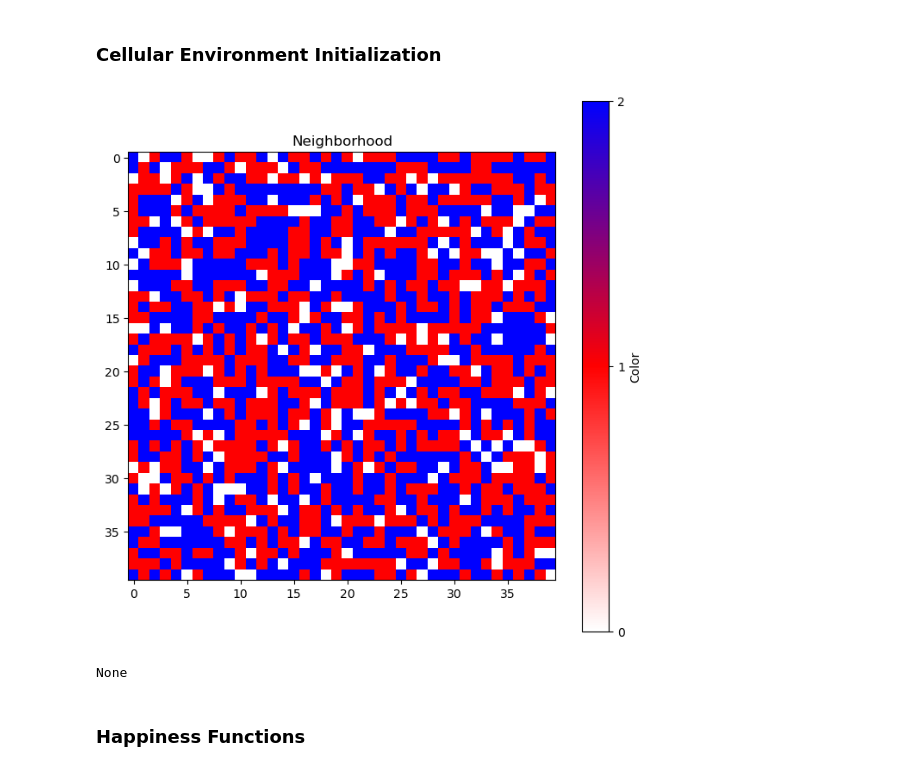
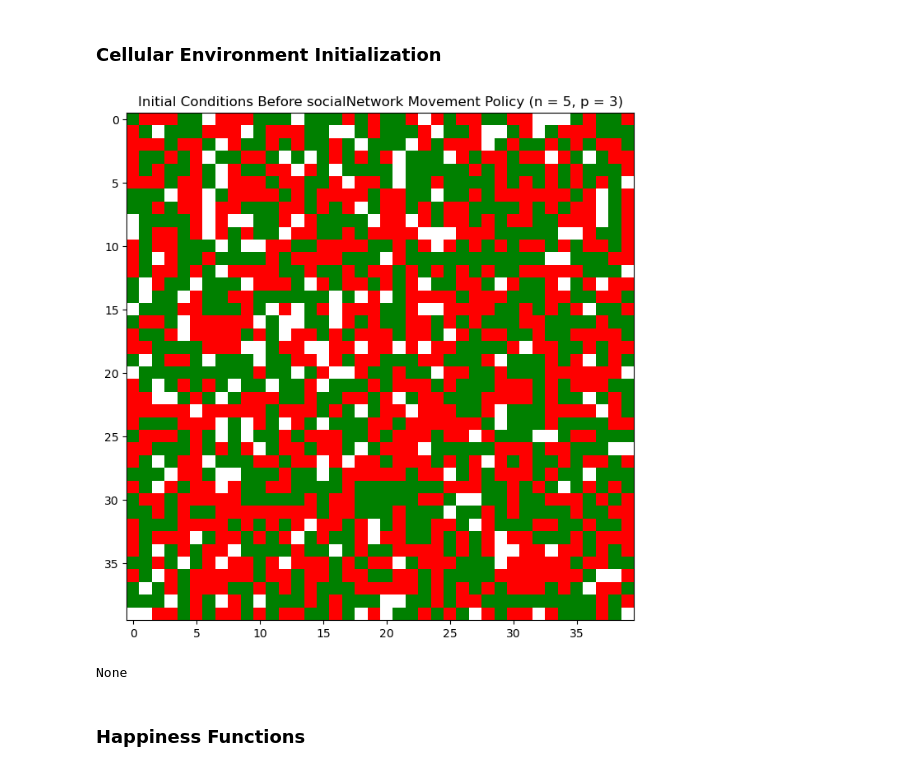
Before and after one commit to alvaraji/complexSystems, a Jupyter notebook: Homework 2/Homework2.ipynb, the cells around one changed output. Saved outputs shown, nothing was run; the diff lists cells and outputs as text; code cells hidden in the pictures.

Commit message:
Added part 1 simulations and chart generations

```diff
--- a/Homework 2/Homework2.ipynb
+++ b/Homework 2/Homework2.ipynb
@@ -24,13 +24,13 @@ N = 20
 ratio_RB = 0.88
 
 # Relocation policy (OPTIONS: random, socialNetwork, custom1, custom2, custom3, custom4)
-relocPolicy = "custom2"
+relocPolicy = "socialNetwork"
 
 # number of tries agents should go through in random relocation policy (q)
 q = 100
 
 # number of friends each agent has in the socialNetwork relocation policy (n)
-friend_num = 2
+friend_num = 5
 
 # size of friend neighborhood to check (p)
 p = 3
@@ -66,28 +71,29 @@ df = pd.DataFrame(matrix)
+# %%
+matrix, df = create_environment()
 # %%
 # Function: Print the cellular environment matrix
 
-def print_matrix(matrixDF):
+def print_matrix(matrixDF, title):
   # Copy original dataframe into a new DF to use for plotting
   df_plot = matrixDF.copy()
 
   # Convert "red" and "blue" to numerical values for plotting
   df_plot.replace({"empty": 0, "red": 1, "blue": 2}, inplace=True)
 
-  #display new matrix dataframe
-  #CLEAR display.display(pl.clf())
+  # Display new matrix dataframe
   plt.figure(figsize=(8, 8))
-  cmap = colors.LinearSegmentedColormap.from_list("", ["white", "red", "blue"])
+  cmap = colors.LinearSegmentedColormap.from_list("", ["white", "red", "green"])
   plt.imshow(df_plot, cmap=cmap, interpolation='nearest')
-  plt.colorbar(ticks=[0, 1, 2], label='Color')
-  plt.title('Neighborhood')
+  if relocPolicy == "socialNetwork":
+    title += f' (n = {friend_num}, p = {p})'
+  plt.title(title)
   display.clear_output(wait=True)
   display.display(plt.show())
-  #WAIT time.sleep(1.0)
-# %%
-print_matrix(df)
-# %% [output]
-[figure, removed]
-None
+# %%
+print_matrix(df, f'Initial Conditions Before {relocPolicy} Movement Policy')
+# %% [output]
+[figure, added]
+None
 # %% [markdown]
 ### Happiness Functions
 # %%
```
Also changed, not shown: parts of 21 cells of this notebook.
